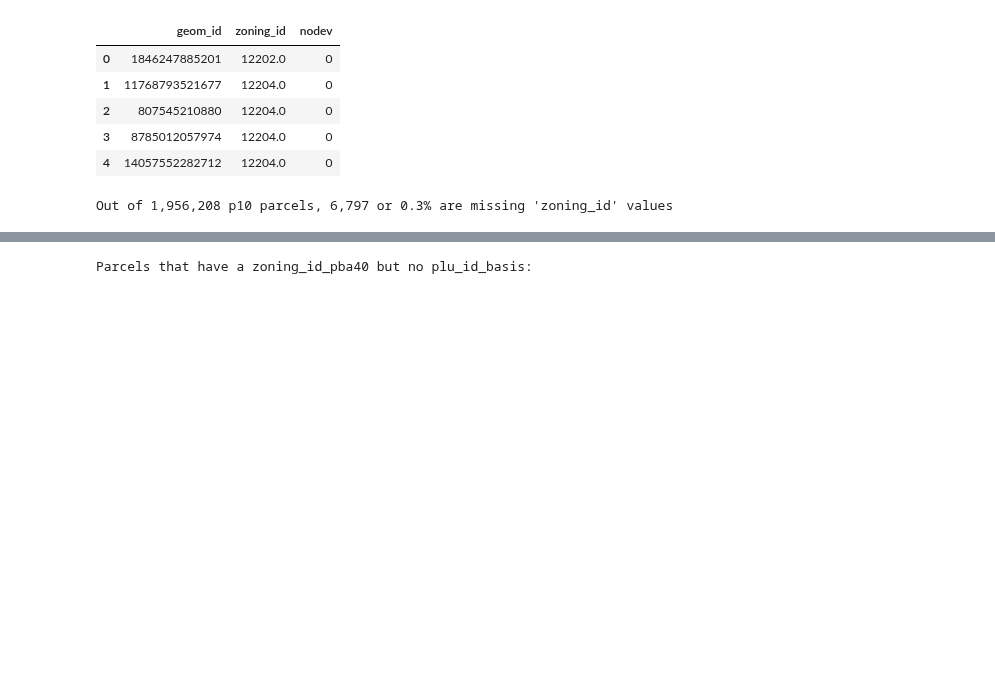
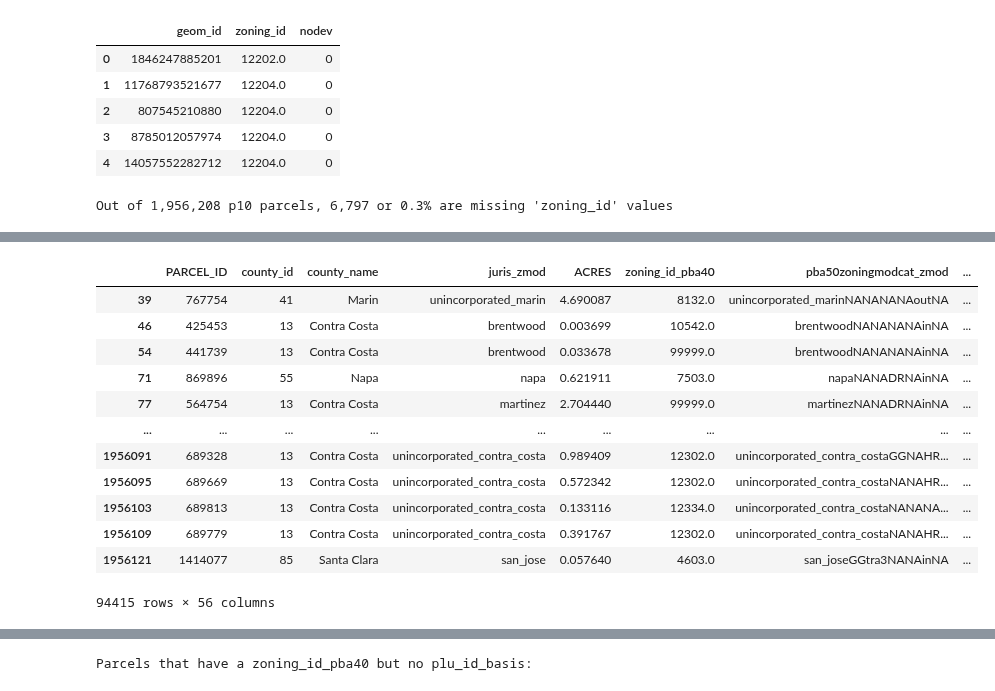
Before and after one commit to BayAreaMetro/petrale, a Jupyter notebook: policies/plu/base_zoning/old/1_PLU_BOC_data_combine.ipynb, the cells around one changed output, grey strips where cells are left out. Cells and saved outputs as stored; diff of their text form; code cells hidden in the pictures; blank space fills up the shorter version.

Commit message:
add parcel_id float-integer conversion; fixed bugs

```diff
--- a/policies/plu/base_zoning/old/1_PLU_BOC_data_combine.ipynb
+++ b/policies/plu/base_zoning/old/1_PLU_BOC_data_combine.ipynb
@@ -143,14 +155,15 @@ Out of 1,956,208 rows in p10_pba40_plu, 6,797 or 0.3% are missing 'jz_o' values
 ###### P10 with BASIS BOC
 
 ## Read BASIS BOC
-basis_boc_file = os.path.join(other_inputs_dir,'p10_boc_opt_b_v1d_tbl.csv')
+basis_boc_file = os.path.join(other_inputs_dir,'p10_urbansim_boc_opt_b_v2.csv')
 basis_boc_columns = [
     'parcel_id','max_height','max_dua','max_far',
-    'plu_id','plu_jurisdiction','plu_description',
+    'plu_code', 'plu_id','plu_jurisdiction','plu_description',
     'building_types_source','source'] + [btype.lower() for btype in ALLOWED_BUILDING_TYPE_CODES]
 # most are float
 basis_boc_dtypes = dict((x, float) for x in basis_boc_columns)
 # except these
+basis_boc_dtypes['plu_code'             ] = str
 basis_boc_dtypes['plu_id'               ] = str
 basis_boc_dtypes['plu_jurisdiction'     ] = str
 basis_boc_dtypes['plu_description'      ] = str
@@ -159,6 +172,11 @@ basis_boc_dtypes['source'               ] = str
 
 basis_boc = pd.read_csv(basis_boc_file, usecols = basis_boc_columns, dtype = basis_boc_dtypes)
 print("Read {:,} rows from {}".format(len(basis_boc), basis_boc_file))
+
+basis_boc = basis_boc.loc[basis_boc.parcel_id.notnull()]
+print("After dropping parcel_id = nan, basis_boc has {:,} rows".format(len(basis_boc)))
+
+basis_boc['parcel_id'] = basis_boc['parcel_id'].apply(lambda x: int(round(x)))
 
 # append _basis to column names to differentiate between basis PLU and pba40 PLU between
 rename_cols = {}
@@ -180,6 +198,6 @@ for btype in ALLOWED_BUILDING_TYPE_CODES:
 # merge basis plu to p10 + pba40 plu
 p10_basis_pba40_boc = pd.merge(left=p10_pba40_plu, right=basis_boc, left_on='PARCEL_ID', right_on='parcel_id_basis', how='left')
 
-p10_basis_pba40_boc.drop(columns = ['id_pba40','name_pba40','plandate_pba40','jz_o'],inplace = True)
+p10_basis_pba40_boc.drop(columns = ['id_pba40','plandate_pba40','jz_o'],inplace = True)
 display(p10_basis_pba40_boc.dtypes)
 # %% [output]
@@ -223,6 +242,7 @@ zmod = pd.read_csv(
     zmod_file,
     usecols = ['PARCEL_ID','juris','pba50zoningmodcat','nodev'])
 
+zmod['PARCEL_ID'] = zmod['PARCEL_ID'].apply(lambda x: int(round(x)))
 print("Read {:,} rows from {}".format(len(zmod), zmod_file))
 display(zmod.head())
 
@@ -360,19 +407,22 @@ def impute_max_dua(df_original,boc_source):
 
     return df[['PARCEL_ID','max_dua_'+boc_source,'source_dua_'+boc_source]]
 # %%
-# Impute max_far from max_height
-# Returns dataframe with PARCEL_ID, max_far, source_far_[boc_source]
-#   source_far is one of: [boc_source]: if it's already set so no imputation is necessary
-#                       imputed from max_height
-#                       missing: if it can't be imputed because max_far and max_height are missing too
-#
-# Note: For parcels that are nodev or nonresidential development isn't allowed, max_far isn't important
 def impute_max_far(df_original,boc_source):
+    """
+    Impute max_far from max_height
+    Returns dataframe with PARCEL_ID, max_far, source_far_[boc_source]
+        source_far is one of: [boc_source]: if it's already set so no imputation is necessary
+                              imputed from max_height
+                              missing: if it can't be imputed because max_far and max_height are missing too
+
+    Note: For parcels that are nodev or nonresidential development isn't allowed, max_far isn't important
+    """
+
     # don't modify passed df
     df = df_original.copy()
 
-    print("impute_max_far(): Before imputation, number of parcels with missing max_far_{}: {:,}".format(
-        boc_source, sum(df['max_far_'+boc_source].isnull())))
+    print("impute_max_far{}: Before imputation, number of parcels with missing max_far_{}: {:,}".format(
+        boc_source, boc_source, sum(df['max_far_'+boc_source].isnull())))
 
     # we can only fill in missing if max_height is not null
     max_far_from_height = df['max_height_' +boc_source] / FEET_PER_STORY * PARCEL_USE_EFFICIENCY
@@ -381,7 +431,8 @@ def impute_max_far(df_original,boc_source):
     df['source_far_'+boc_source] = 'missing'
 
     # this is set already -- nothing to do
-    df.loc[df['max_far_'+boc_source].notnull(), 'source_far_'+boc_source] = boc_source
+    df.loc[(df['max_far_'+boc_source].notnull()) &
+           (df['max_far_'+boc_source] > 0), 'source_far_'+boc_source] = boc_source
 
     # decide on imputation source
     # for missing values, fill from max_height
@@ -393,7 +444,6 @@ def impute_max_far(df_original,boc_source):
 
     print("impute_max_far_{}: After imputation: ".format(boc_source))
     print(df['source_far_'+boc_source].value_counts())
-    print("")
 
     return df[['PARCEL_ID','max_far_'+boc_source,'source_far_'+boc_source]]
 # %%
@@ -488,7 +538,7 @@ Name: source_far_pba40, dtype: int64
 ###### Export PLU BOC data to csv
 
 output_columns = [
-    'PARCEL_ID','county_id', 'county_name', 'juris_zmod', 'ACRES', 'zoning_id_pba40', 'pba50zoningmodcat_zmod',
+    'PARCEL_ID','county_id', 'county_name', 'juris_zmod', 'ACRES', 'zoning_id_pba40', 'namd_pba40','pba50zoningmodcat_zmod',
 
     # intensity
     'max_far_basis',   'max_far_pba40',
@@ -513,5 +563,19 @@ for btype in ALLOWED_BUILDING_TYPE_CODES:
     output_columns.append(btype + "_pba40")
 
 plu_boc_output = p10_basis_pba40_boc_zmod_withJuris[output_columns]
-
-plu_boc_output.to_csv(os.path.join(data_output_dir, today+'_p10_plu_boc_allAttrs.csv'), index = False)
+# %%
+plu_boc_output.loc[plu_boc_output.HM_basis.isnull()]
+# %% [output]
+|  | PARCEL_ID | county_id | county_name | juris_zmod | ACRES | zoning_id_pba40 | pba50zoningmodcat_zmod | ... |
+| 39 | 767754 | 41 | Marin | unincorporated_marin | 4.690087 | 8132.0 | unincorporated_marinNANANANAoutNA | ... |
+| 46 | 425453 | 13 | Contra Costa | brentwood | 0.003699 | 10542.0 | brentwoodNANANANAinNA | ... |
+| 54 | 441739 | 13 | Contra Costa | brentwood | 0.033678 | 99999.0 | brentwoodNANANANAinNA | ... |
+| 71 | 869896 | 55 | Napa | napa | 0.621911 | 7503.0 | napaNANADRNAinNA | ... |
+| 77 | 564754 | 13 | Contra Costa | martinez | 2.704440 | 99999.0 | martinezNANADRNAinNA | ... |
+| ... | ... | ... | ... | ... | ... | ... | ... | ... |
+| 1956091 | 689328 | 13 | Contra Costa | unincorporated_contra_costa | 0.989409 | 12302.0 | unincorporated_contra_costaGGNAHR... | ... |
+| 1956095 | 689669 | 13 | Contra Costa | unincorporated_contra_costa | 0.572342 | 12302.0 | unincorporated_contra_costaNANAHR... | ... |
+| 1956103 | 689813 | 13 | Contra Costa | unincorporated_contra_costa | 0.133116 | 12334.0 | unincorporated_contra_costaNANANA... | ... |
+| 1956109 | 689779 | 13 | Contra Costa | unincorporated_contra_costa | 0.391767 | 12302.0 | unincorporated_contra_costaNANAHR... | ... |
+| 1956121 | 1414077 | 85 | Santa Clara | san_jose | 0.057640 | 4603.0 | san_joseGGtra3NANAinNA | ... |
+94415 rows × 56 columns
```
Also changed, not shown: parts of 12 cells of this notebook.
